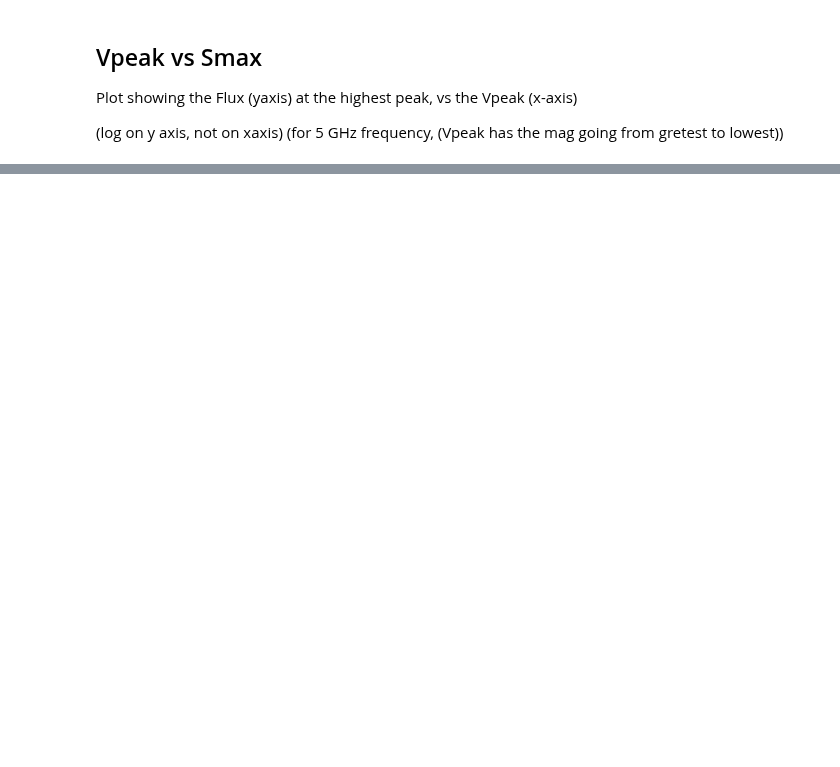
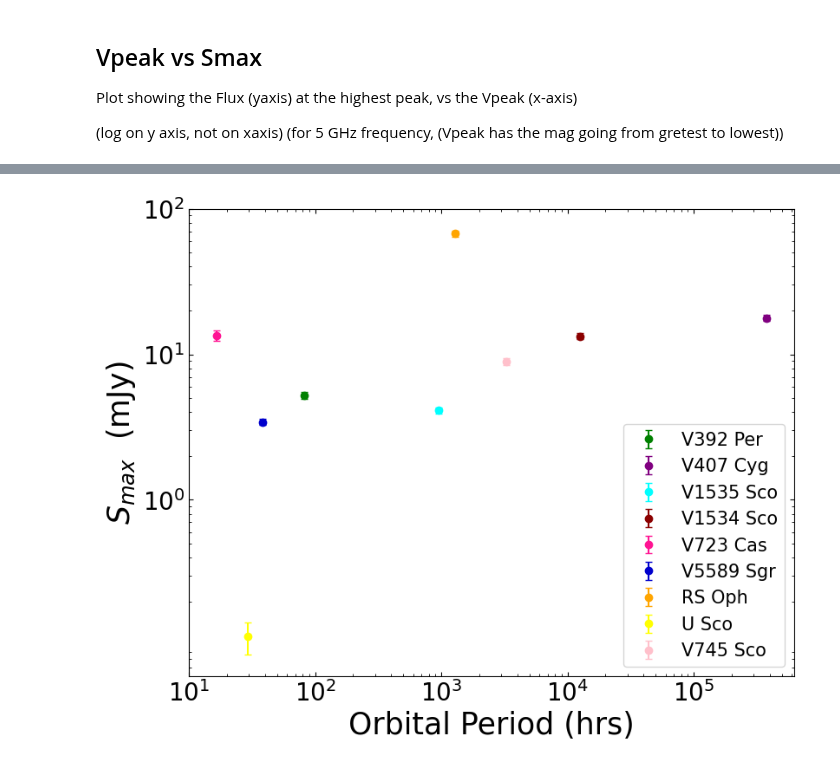
Before and after one commit to Wilhelm005/Research-Code, a Jupyter notebook: Vpeak vs Smax and tmax vs visual t2_withV745Sco.ipynb, the cells around one changed output, grey strips where cells are left out. Cells and saved outputs as stored; diff of their text form; code cells hidden in the pictures; blank space fills up the shorter version.

```diff
--- a/Vpeak vs Smax and tmax vs visual t2_withV745Sco.ipynb
+++ b/Vpeak vs Smax and tmax vs visual t2_withV745Sco.ipynb
@@ -180,0 +178,46 @@ fig.savefig("Vis_vs_Optical_brightness", dpi=300);
+# %%
+Smax = df['flux max (Smax)']
+Smax_err = df["Smax error"]
+
+orbital_period = df["orbital period (hours)"]
+# %%
+fig, ax = plt.subplots()
+fig.set_size_inches(9,7)
+
+
+ax.errorbar(orbital_period[0], Smax[0], yerr=Smax_err[0], fmt='o', color='green', label="V392 Per", capsize=3)
+
+ax.errorbar(orbital_period[1], Smax[1], yerr=Smax_err[1], fmt='o', color='purple', label="V407 Cyg", capsize=3)
+
+ax.errorbar(orbital_period[2], Smax[2], yerr=Smax_err[2], fmt='o', color='aqua', label="V1535 Sco", capsize=3)
+
+ax.errorbar(orbital_period[3], Smax[3], yerr=Smax_err[3], fmt='o', color='darkred', label="V1534 Sco", capsize=3)
+
+ax.errorbar(orbital_period[4], Smax[4], yerr=Smax_err[4], fmt='o', color='deeppink', label="V723 Cas", capsize=3)
+
+ax.errorbar(orbital_period[5], Smax[5], yerr=Smax_err[5], fmt='o', color='mediumblue', label="V5589 Sgr", capsize=3)
+
+ax.errorbar(orbital_period[6], Smax[6], yerr=Smax_err[6], fmt='o', color='orange', label="RS Oph", capsize=3)
+
+ax.errorbar(orbital_period[7], Smax[7], yerr=Smax_err[7], fmt='o', color='yellow', label="U Sco", capsize=3)
+
+ax.errorbar(orbital_period[8], Smax[8], yerr=Smax_err[8], fmt='o', color='pink', label="V745 Sco", capsize=3)
+
+ax.set_xscale('log')
+ax.set_xticks([10, 100, 1000, 10000, 100000], labels = [r'$10^1$', r'$10^2$', r'$10^3$', r'$10^4$', r'$10^5$'], fontsize = 20)
+
+ax.set_yscale('log')
+ax.set_yticks([1, 10, 100], labels = [r'$10^{0}$', r'$10^1$', r'$10^2$'], fontsize = 20)
+
+ax.set_xlabel(" Orbital Period (hrs) ", fontsize=25)
+ax.set_ylabel(r"$ S_{max} $  (mJy)", fontsize=25)
+
+ax.tick_params(axis='both', which='both', direction='in', top=True, right=True)
+
+#ax.set_title(r"$ V_{peak} $ and $ S_{max} $ Correlation", fontsize=20)
+
+plt.legend(fontsize = 15)
+plt.show()
+fig.savefig("Orbital Period vs Radio Peak", dpi=300);
+# %% [output]
+[figure, added]
```
Also changed, not shown: parts of 7 cells of this notebook.
